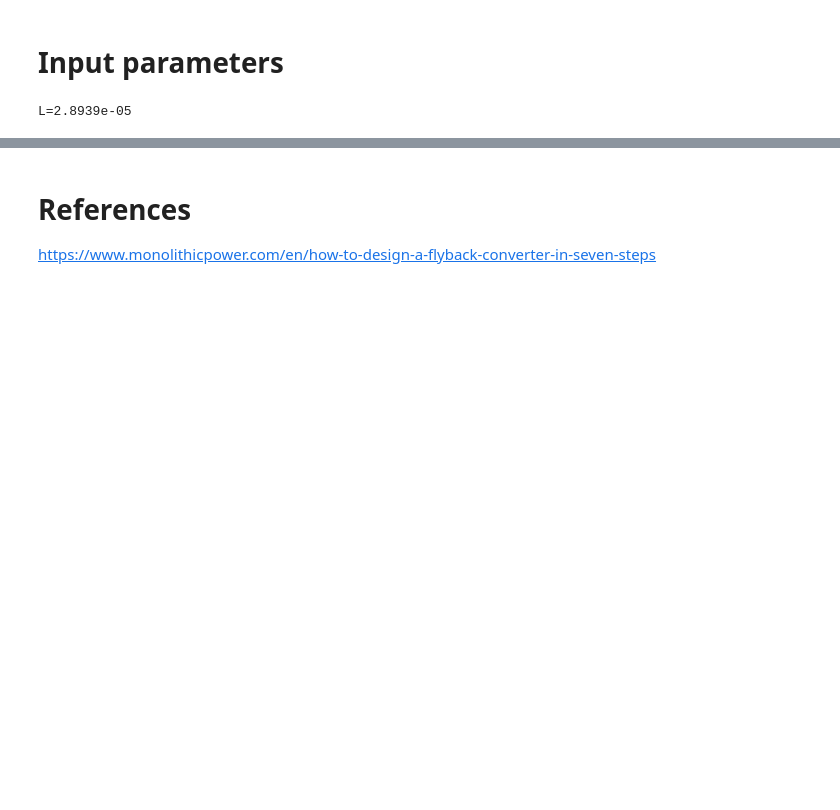
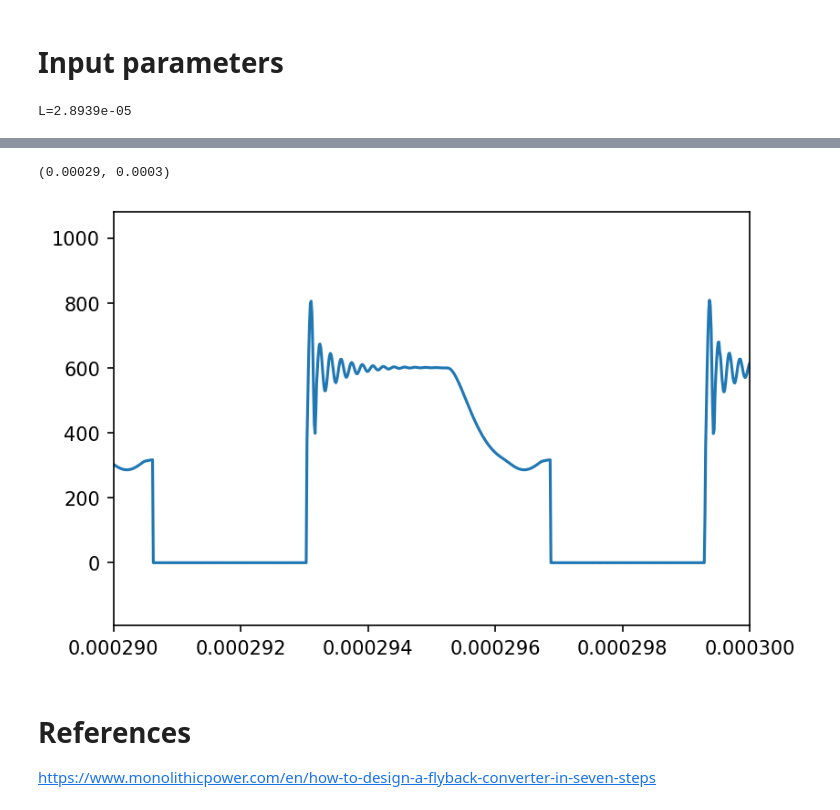
Before and after one commit to eduardobehr/power-electronics, a Jupyter notebook: Flyback_converter/flyback_design.ipynb, the cells around one changed output, grey strips where cells are left out. Saved outputs shown, nothing was run; the diff lists cells and outputs as text; code cells hidden in the pictures; blank space fills up the shorter version.

Commit message:
Integrated FlybackSimulation with notebook.

```diff
--- a/Flyback_converter/flyback_design.ipynb
+++ b/Flyback_converter/flyback_design.ipynb
@@ -38,0 +27,4 @@ Copyright (C) 1999-2011,  The NGSpice Project
+# %%
+simulation = FlybackSimulation()
+simulation.generate_flyback_netlist()
+simulation.begin()
@@ -39,3 +40,10 @@ Copyright (C) 1999-2011,  The NGSpice Project
+# %%
+plt.figure(dpi=150)
+simulation.plot()
+plt.xlim(290e-6, 300e-6)
+# %% [output]
+(0.00029, 0.0003)
+[figure, added]
 # %% [markdown]
 # References
 https://www.monolithicpower.com/en/how-to-design-a-flyback-converter-in-seven-steps
```
Also changed, not shown: parts of 5 cells of this notebook, 3 other files.
